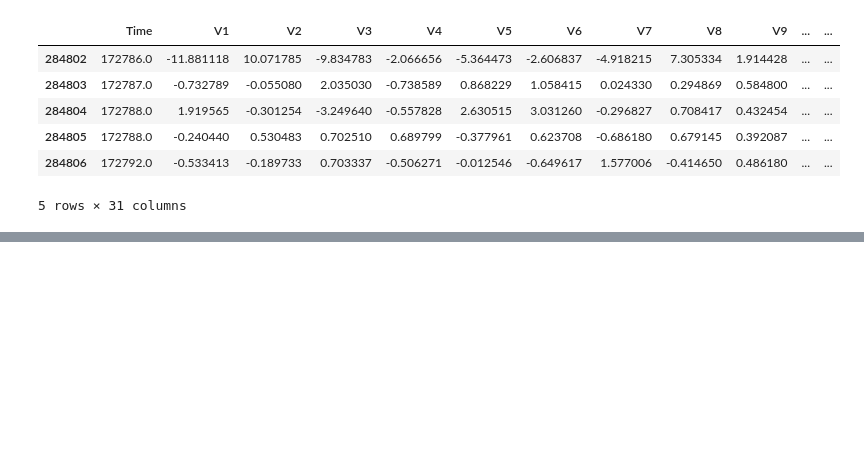
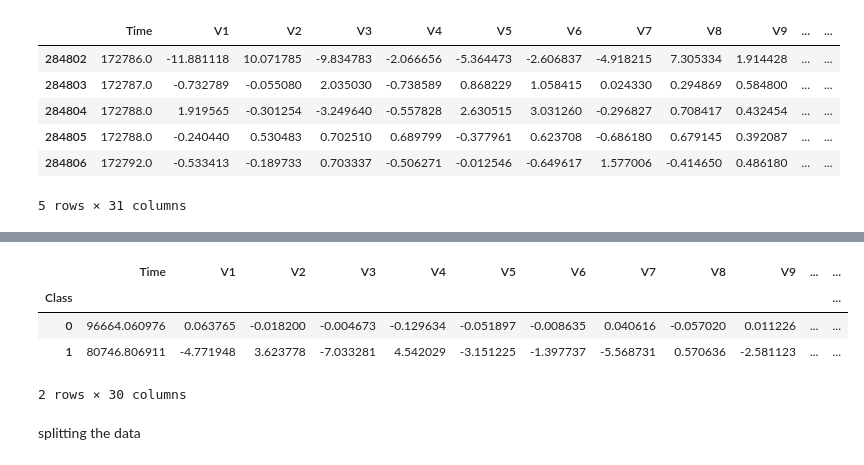
Before and after one commit to jeripothulaabhishek/Credit-Card-Fraud-Detection-2, a Jupyter notebook: credit card fraud detect.ipynb, the cells around one changed output, grey strips where cells are left out. Cells and saved outputs as stored; diff of their text form; code cells hidden in the pictures; blank space fills up the shorter version.

```diff
--- a/credit card fraud detect.ipynb
+++ b/credit card fraud detect.ipynb
@@ -33,0 +167,10 @@ credit_card_data.tail()
+# %%
+new_dataset.groupby('Class').mean()
+# %% [output]
+|  | Time | V1 | V2 | V3 | V4 | V5 | V6 | V7 | V8 | V9 | ... | ... |
+| Class |  |  |  |  |  |  |  |  |  |  |  | ... |
+| 0 | 96664.060976 | 0.063765 | -0.018200 | -0.004673 | -0.129634 | -0.051897 | -0.008635 | 0.040616 | -0.057020 | 0.011226 | ... | ... |
+| 1 | 80746.806911 | -4.771948 | 3.623778 | -7.033281 | 4.542029 | -3.151225 | -1.397737 | -5.568731 | 0.570636 | -2.581123 | ... | ... |
+2 rows × 30 columns
+# %% [markdown]
+splitting the data
```
Also changed, not shown: parts of 28 cells of this notebook.
